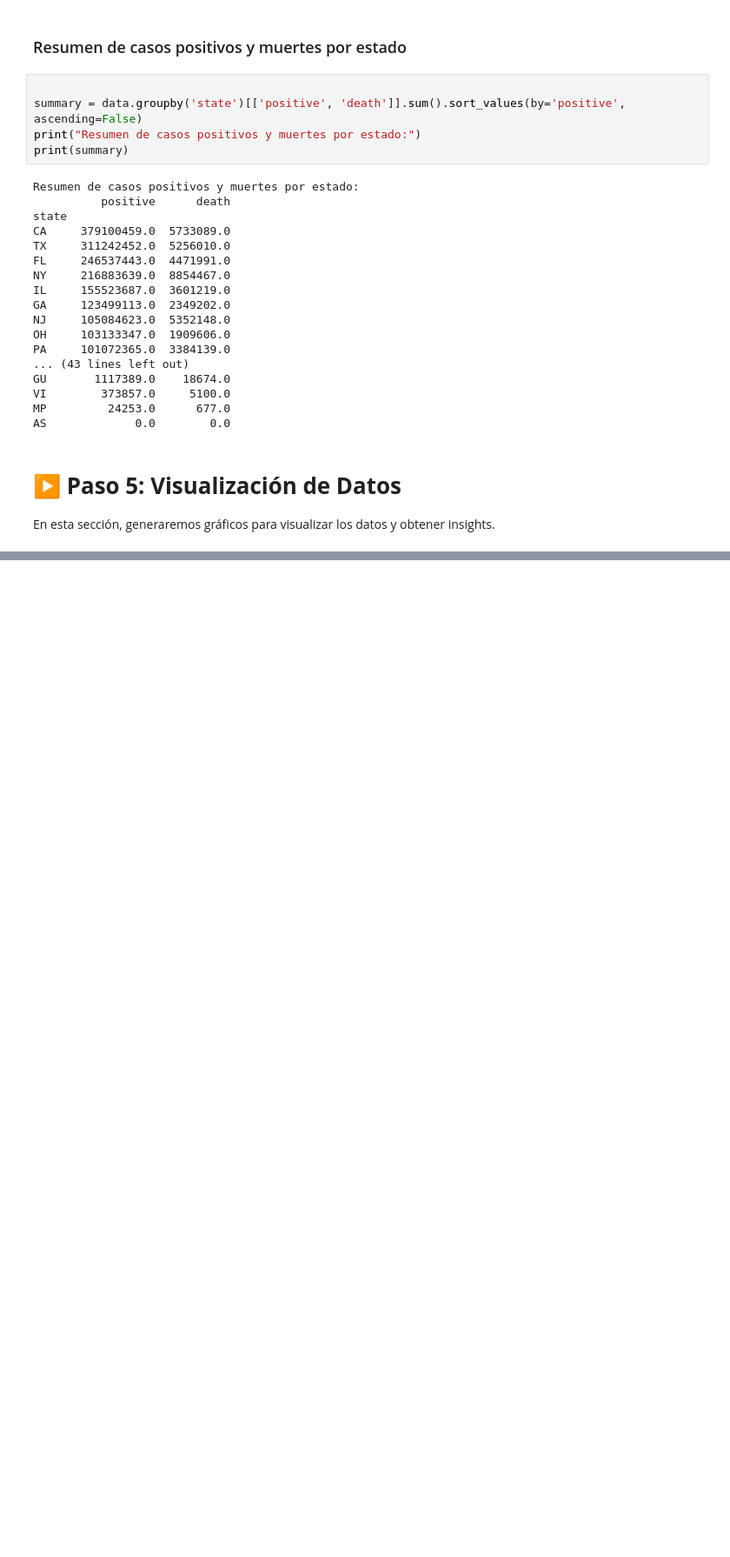
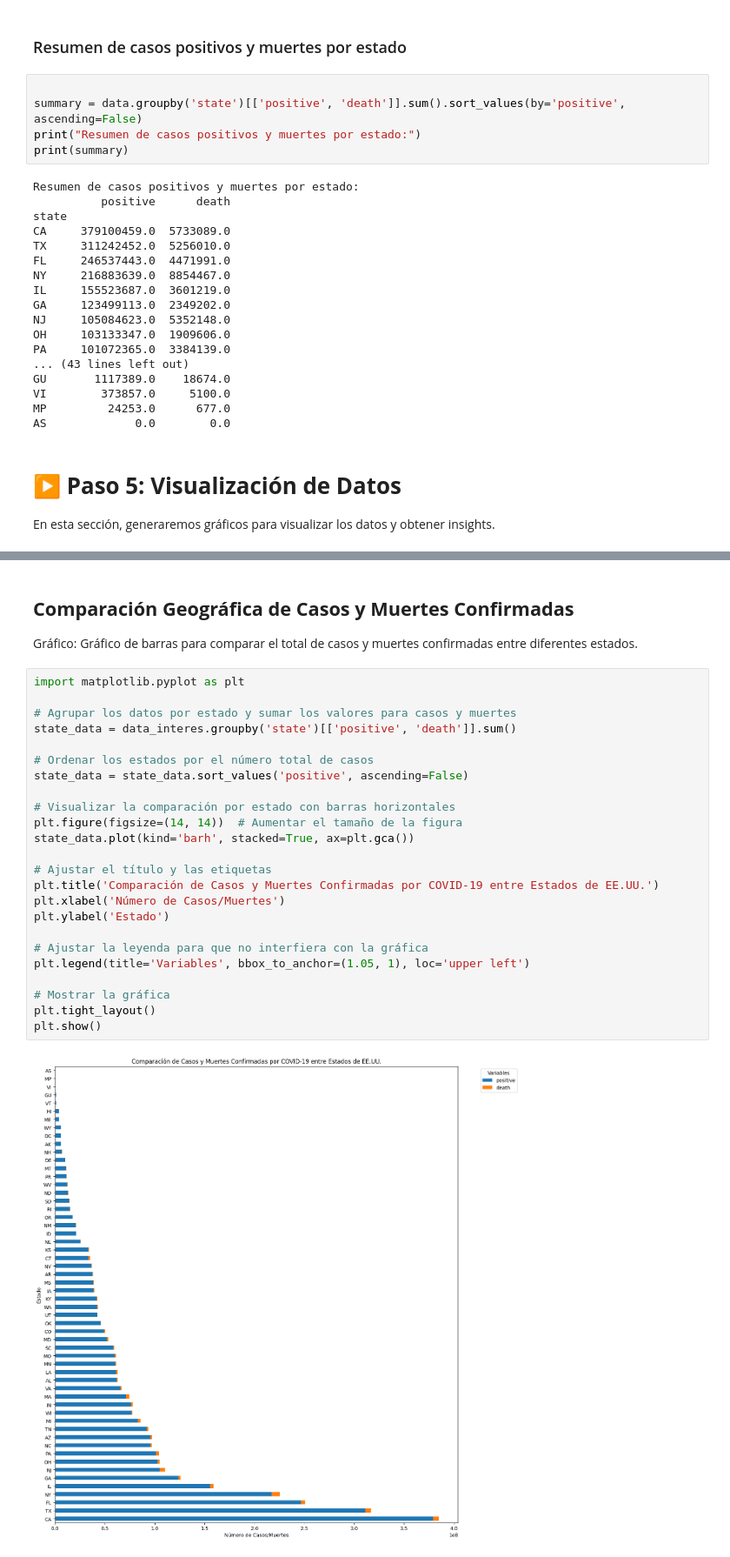
Before and after one commit to AI-School-F5-P3/MiniDatathonF5_ErikaAlvares, a Jupyter notebook: MiniDatathonF5_ErikaAlvares.ipynb, the cells around one changed output, grey strips where cells are left out. Shown: that part at 87% size. Saved outputs shown, nothing was run; the diff lists cells and outputs as text; blank space fills up the shorter version.

```diff
--- a/MiniDatathonF5_ErikaAlvares.ipynb
+++ b/MiniDatathonF5_ErikaAlvares.ipynb
@@ -749,0 +758,30 @@ plt.show()
+# %% [markdown]
+## **Comparación Geográfica de Casos y Muertes Confirmadas**
+
+Gráfico: Gráfico de barras para comparar el total de casos y muertes confirmadas entre diferentes estados.
+# %%
+import matplotlib.pyplot as plt
+
+# Agrupar los datos por estado y sumar los valores para casos y muertes
+state_data = data_interes.groupby('state')[['positive', 'death']].sum()
+
+# Ordenar los estados por el número total de casos
+state_data = state_data.sort_values('positive', ascending=False)
+
+# Visualizar la comparación por estado con barras horizontales
+plt.figure(figsize=(14, 14))  # Aumentar el tamaño de la figura
+state_data.plot(kind='barh', stacked=True, ax=plt.gca())
+
+# Ajustar el título y las etiquetas
+plt.title('Comparación de Casos y Muertes Confirmadas por COVID-19 entre Estados de EE.UU.')
+plt.xlabel('Número de Casos/Muertes')
+plt.ylabel('Estado')
+
+# Ajustar la leyenda para que no interfiera con la gráfica
+plt.legend(title='Variables', bbox_to_anchor=(1.05, 1), loc='upper left')
+
+# Mostrar la gráfica
+plt.tight_layout()
+plt.show()
+# %% [output]
+[figure, added]
```
Also changed, not shown: parts of 16 cells of this notebook.
